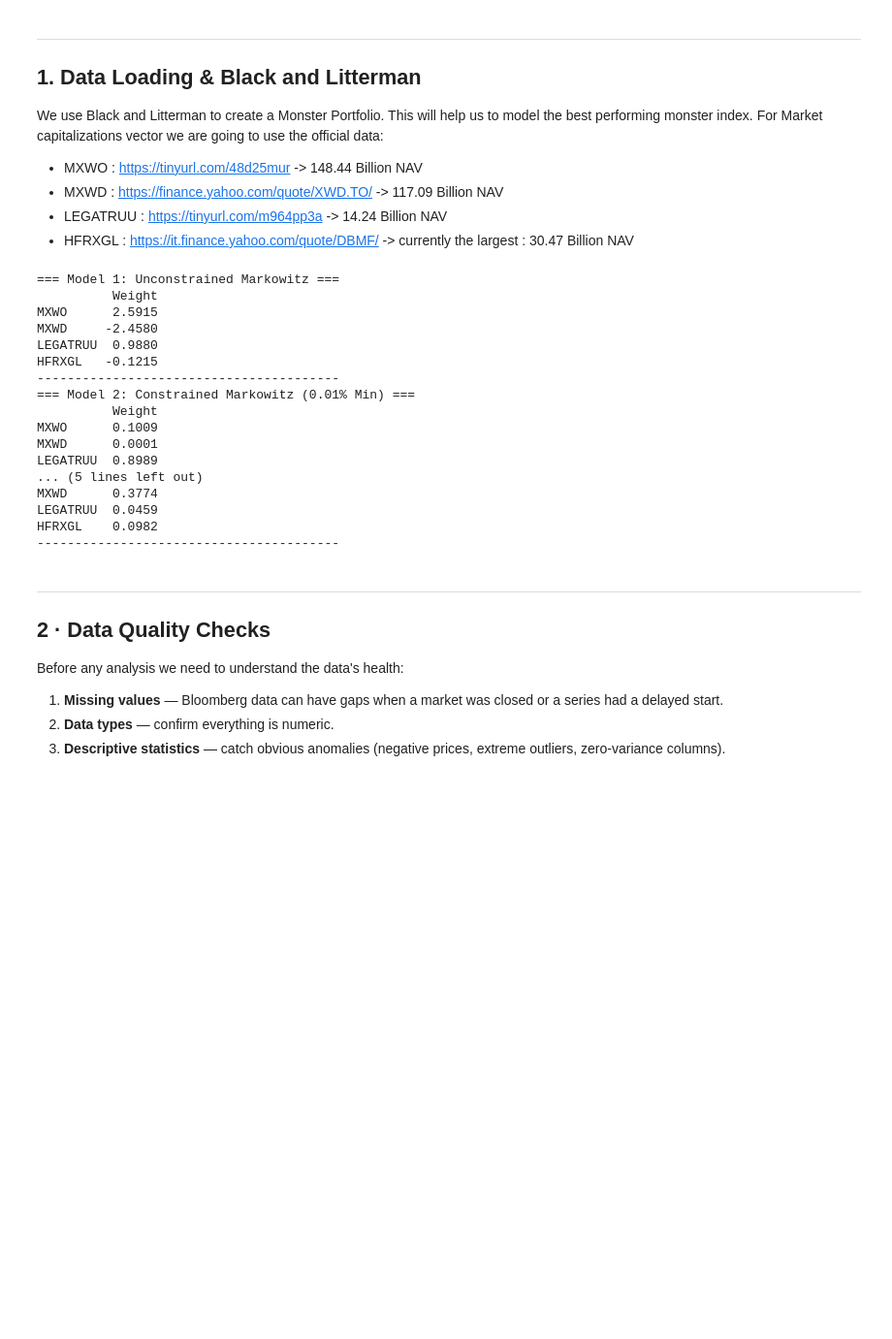
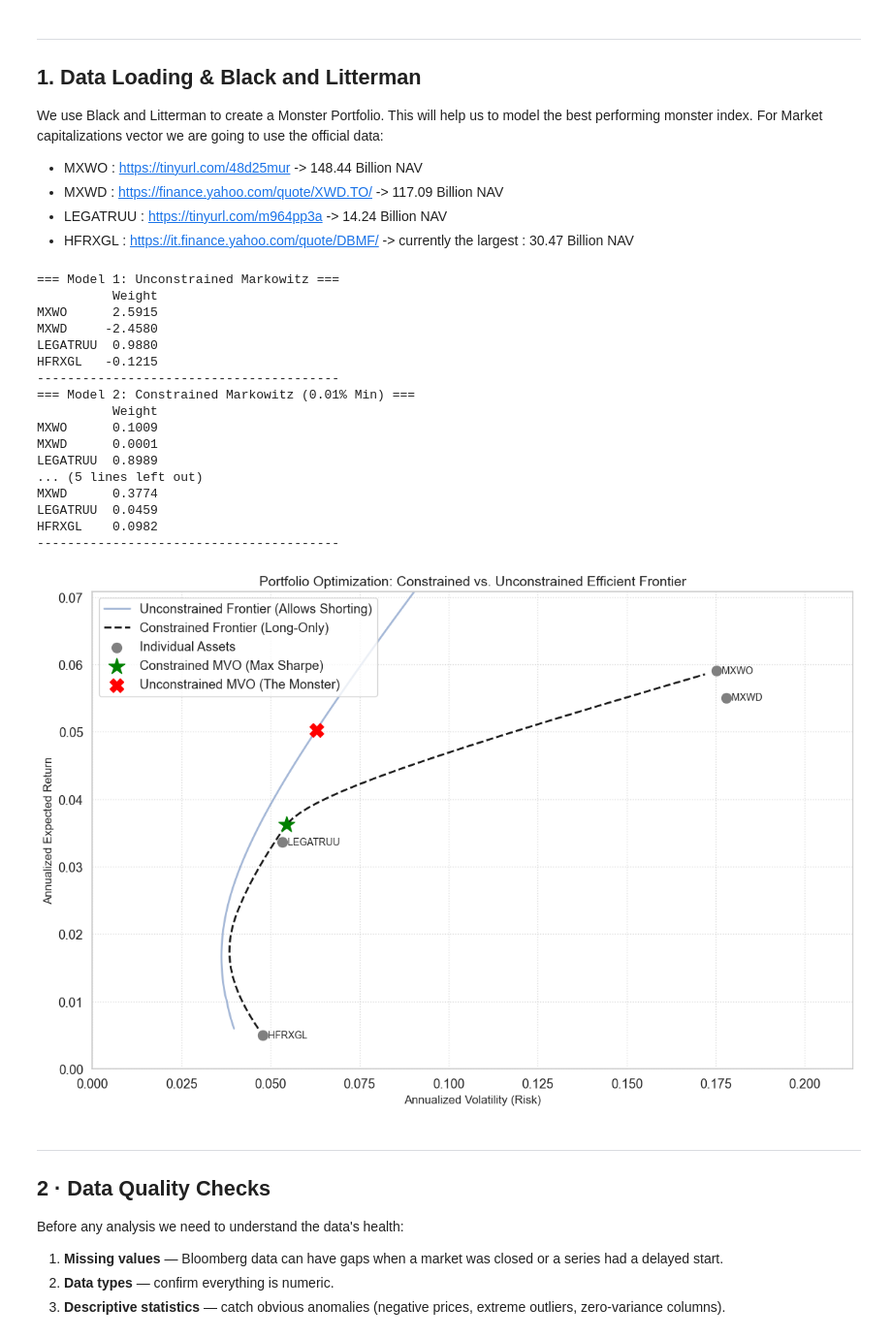
Before and after one commit to Smael-olk/Fintech, a Jupyter notebook: Business Case 3/1_EDA_Data_preprocessing.ipynb, the cells around one changed output. Shown at 97% size. Saved outputs shown, nothing was run; the diff lists cells and outputs as text; code cells hidden in the pictures; blank space fills up the shorter version.

Commit message:
Added graph

```diff
--- a/Business Case 3/1_EDA_Data_preprocessing.ipynb
+++ b/Business Case 3/1_EDA_Data_preprocessing.ipynb
@@ -181,33 +181,125 @@ all_returns['MVO_Constrained_Index'] = ret_data.dot(mvo_weights_constrained)
 all_returns['BL_Index'] = ret_data.dot(bl_weights)
 
 # Load Metadata
 meta = pd.read_excel(DATA_PATH, header=None, skiprows=3, nrows=3)
 names_list = meta.iloc[0, 1:].tolist()
 tickers_list = [str(t).strip() for t in meta.iloc[2, 1:].tolist()]
 variable_info = dict(zip(tickers_list, names_list))
 
 # Append custom indices to metadata dictionary for future plotting
 variable_info['MVO_Unconstrained_Index'] = "Unconstrained MVO Monster Index"
 variable_info['MVO_Constrained_Index'] = "Constrained MVO Index (Long-Only)"
 variable_info['BL_Index'] = "Black-Litterman Market Index"
+
+import matplotlib.pyplot as plt
+from scipy.optimize import minimize
+
+import matplotlib.pyplot as plt
+from scipy.optimize import minimize
+
+import numpy as np
+import matplotlib.pyplot as plt
+from scipy.optimize import minimize
+
+# =========================================================
+# 5. PLOT BOTH EFFICIENT FRONTIERS
+# =========================================================
+
+def port_vol(w):
+    return np.sqrt(np.dot(w.T, np.dot(cov_mat, w))) * np.sqrt(52)
+
+# Calculate Risk/Return for our Constrained Model
+vol_constrained = port_vol(mvo_weights_constrained)
+ret_constrained = np.dot(mvo_weights_constrained, hist_exp_ret)
+
+# Calculate Risk/Return for our Unconstrained Model (The Monster)
+vol_unconstrained = port_vol(mvo_weights_unconstrained)
+ret_unconstrained = np.dot(mvo_weights_unconstrained, hist_exp_ret)
+
+# 1. Generate target returns (Expand range to reach the Monster!)
+min_ret = min(hist_exp_ret.min(), ret_unconstrained) * 1.2
+max_ret = max(hist_exp_ret.max(), ret_unconstrained) * 1.2
+target_returns = np.linspace(min_ret, max_ret, 80)
+
+frontier_vol_constrained = []
+frontier_vol_unconstrained = []
+
+num_assets = len(tickers)
+init_weights = np.repeat(1.0 / num_assets, num_assets)
+
+# 2. Set Bounds
+bounds_constrained = tuple((0.0001, 1.0) for _ in range(num_assets))
+# Fix for the missing line: Use wide bounds instead of (None, None) so solver doesn't fail
+bounds_unconstrained = tuple((-10.0, 10.0) for _ in range(num_assets))
+
+# 3. Calculate Both Frontiers
+for tr in target_returns:
+    constraints_ef = (
+        {'type': 'eq', 'fun': lambda w: np.sum(w) - 1.0},
+        {'type': 'eq', 'fun': lambda w: np.dot(w, hist_exp_ret) - tr}
+    )
+
+    # Constrained (Long-Only)
+    res_c = minimize(port_vol, init_weights, method='SLSQP', bounds=bounds_constrained, constraints=constraints_ef)
+    frontier_vol_constrained.append(res_c.fun if res_c.success else np.nan)
+
+    # Unconstrained (Shorting Allowed)
+    res_u = minimize(port_vol, init_weights, method='SLSQP', bounds=bounds_unconstrained, constraints=constraints_ef)
+    frontier_vol_unconstrained.append(res_u.fun if res_u.success else np.nan)
+
+# 4. Plotting
+plt.figure(figsize=(12, 8))
+
+# Plot both frontiers
+plt.plot(frontier_vol_unconstrained, target_returns, 'b-', linewidth=2, alpha=0.5, label='Unconstrained Frontier (Allows Shorting)')
+plt.plot(frontier_vol_constrained, target_returns, 'k--', linewidth=2, label='Constrained Frontier (Long-Only)')
+
+# Plot individual assets
+asset_vols = np.sqrt(np.diag(cov_mat)) * np.sqrt(52)
+plt.scatter(asset_vols, hist_exp_ret, marker='o', s=100, c='gray', label='Individual Assets', zorder=4)
+
+for i, txt in enumerate(tickers):
+    plt.annotate(f"  {txt}", (asset_vols[i], hist_exp_ret[i]), fontsize=10, va='center')
+
+# Plot the Portfolios
+plt.scatter(vol_constrained, ret_constrained, color='green', marker='*', s=300,
+            label='Constrained MVO (Max Sharpe)', zorder=5)
+
+plt.scatter(vol_unconstrained, ret_unconstrained, color='red', marker='X', s=200,
+            label='Unconstrained MVO (The Monster)', zorder=5)
+
+# Formatting
+plt.title('Portfolio Optimization: Constrained vs. Unconstrained Efficient Frontier', fontsize=14)
+plt.xlabel('Annualized Volatility (Risk)', fontsize=12)
+plt.ylabel('Annualized Expected Return', fontsize=12)
+
+# Dynamic axis limits to fit both curves
+plt.xlim(0, max(asset_vols) * 2)
+plt.ylim(min(0, min_ret), max(max(hist_exp_ret), ret_unconstrained) * 1.2)
+
+plt.legend(loc='upper left')
+plt.grid(True, linestyle=':', alpha=0.7)
+plt.tight_layout()
+plt.show()
 # %% [output]
 === Model 1: Unconstrained Markowitz ===
           Weight
 MXWO      2.5915
 MXWD     -2.4580
 LEGATRUU  0.9880
 HFRXGL   -0.1215
 ----------------------------------------
 === Model 2: Constrained Markowitz (0.01% Min) ===
           Weight
 MXWO      0.1009
 MXWD      0.0001
 LEGATRUU  0.8989
 ... (5 lines left out)
 MXWD      0.3774
 LEGATRUU  0.0459
 HFRXGL    0.0982
 ----------------------------------------
+[figure, added]
 # %% [markdown]
 ---
 ## 2 · Data Quality Checks
```
